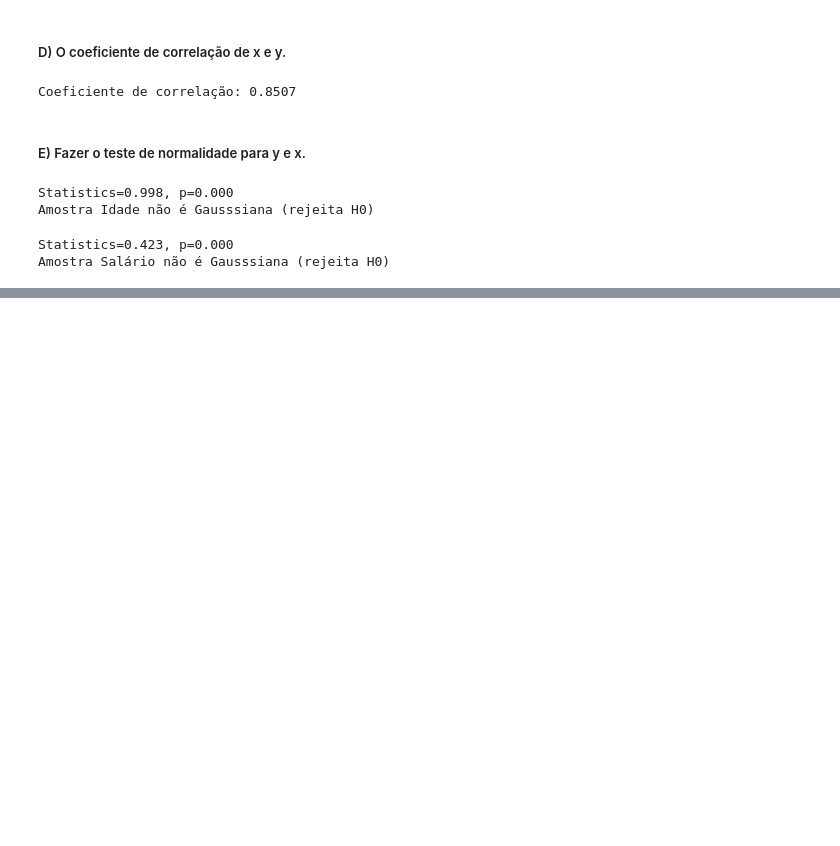
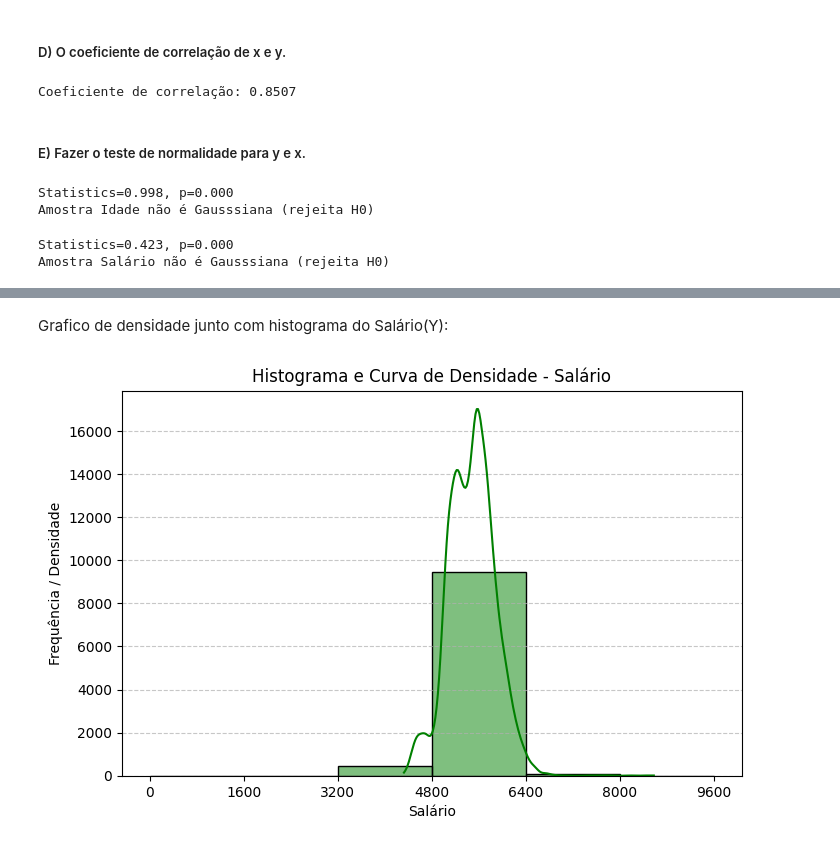
Before and after one commit to wallace0003/projeto_probabilidade_e_estatistica, a Jupyter notebook: src/notebooks/eda.ipynb, the cells around one changed output, grey strips where cells are left out. Cells and saved outputs as stored; diff of their text form; code cells hidden in the pictures; blank space fills up the shorter version.

```diff
--- a/src/notebooks/eda.ipynb
+++ b/src/notebooks/eda.ipynb
@@ -211,0 +229,15 @@ Amostra Salário não é Gausssiana (rejeita H0)
+# %% [markdown]
+Grafico de densidade junto com histograma do Salário(Y):
+# %%
+bins = np.arange(0, df["Salario"].max()+ 1600, 1600)
+
+plt.figure(figsize=(8, 5))
+sns.histplot(df["Salario"], bins=bins, kde=True, color='green', edgecolor='black')
+plt.title("Histograma e Curva de Densidade - Salário")
+plt.xlabel("Salário")
+plt.ylabel("Frequência / Densidade")
+plt.xticks(bins)
+plt.grid(axis='y', linestyle='--', alpha=0.7)
+plt.show()
+# %% [output]
+[figure, added]
```
Also changed, not shown: parts of 15 cells of this notebook, 2 other files.
